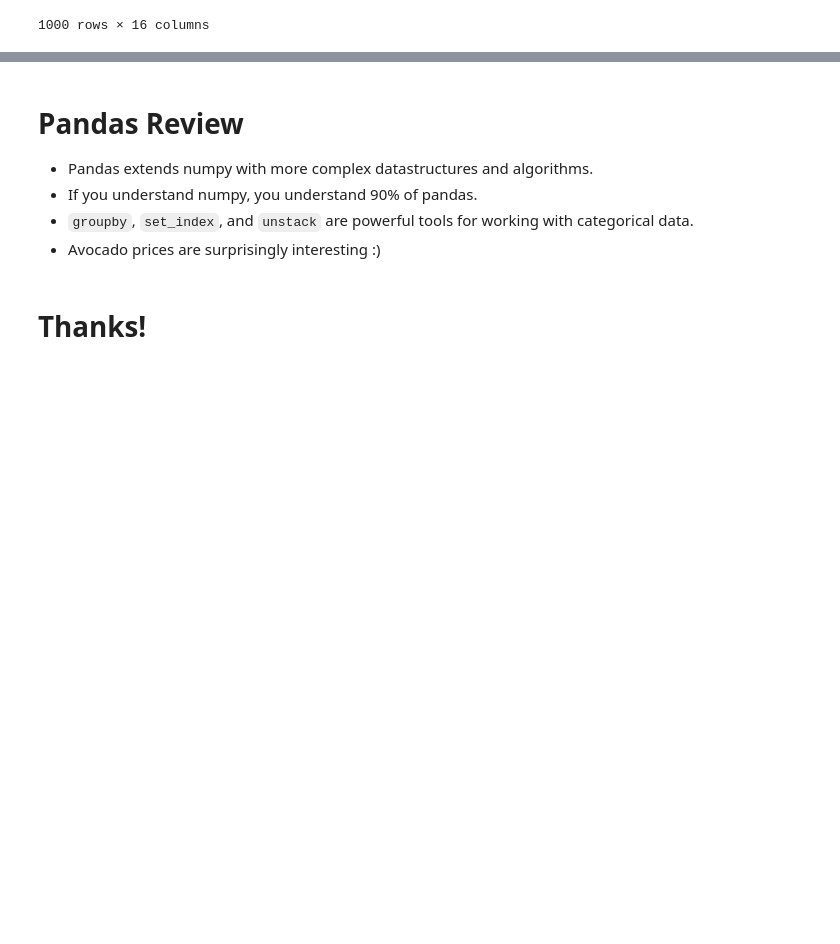
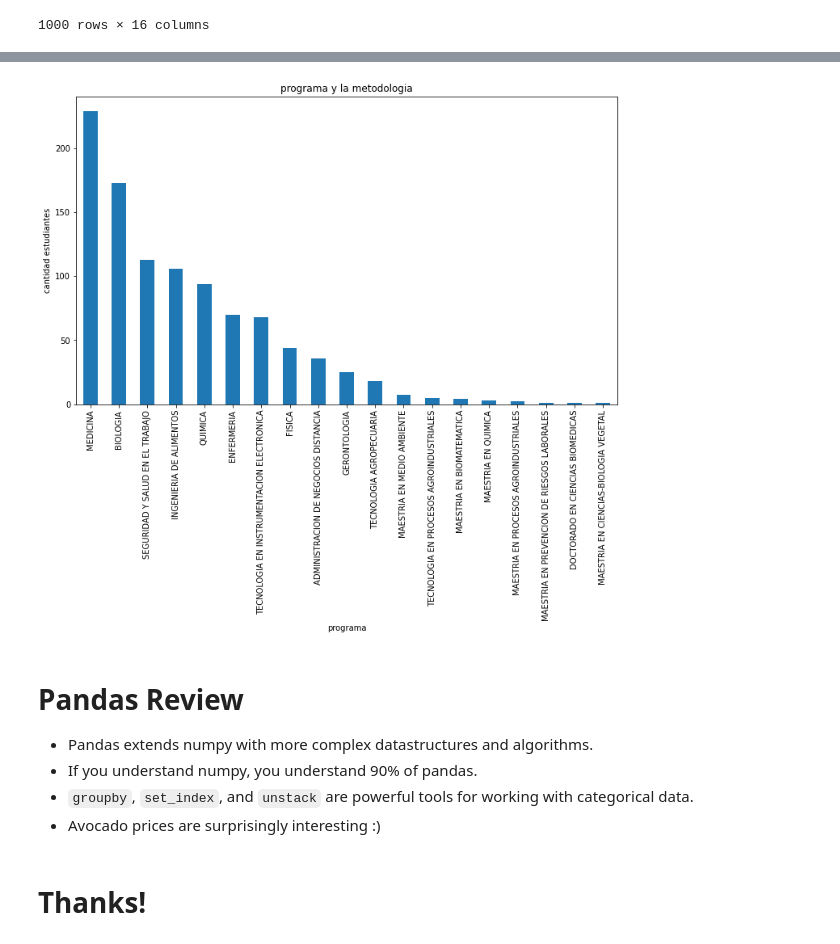
Before and after one commit to mchicaiza123/-MetUN2023I, a Jupyter notebook: lab 2/mchicaizaLab2 (2).ipynb, the cells around one changed output, grey strips where cells are left out. Drawn from its saved outputs; the diff is of its cells as text; code cells hidden in the pictures; blank space fills up the shorter version.

```diff
--- a/lab 2/mchicaizaLab2 (2).ipynb
+++ b/lab 2/mchicaizaLab2 (2).ipynb
@@ -1607,3 +1618,11 @@ colum
+# %%
+colum['programa'].value_counts().plot(kind='bar');
+
+plt.xlabel('programa')
+plt.ylabel('cantidad estudiantes')
+plt.title("programa y la metodologia");
+# %% [output]
+[figure, added]
 # %% [markdown]
 # Pandas Review
 
```
Also changed, not shown: parts of 2 cells of this notebook.
